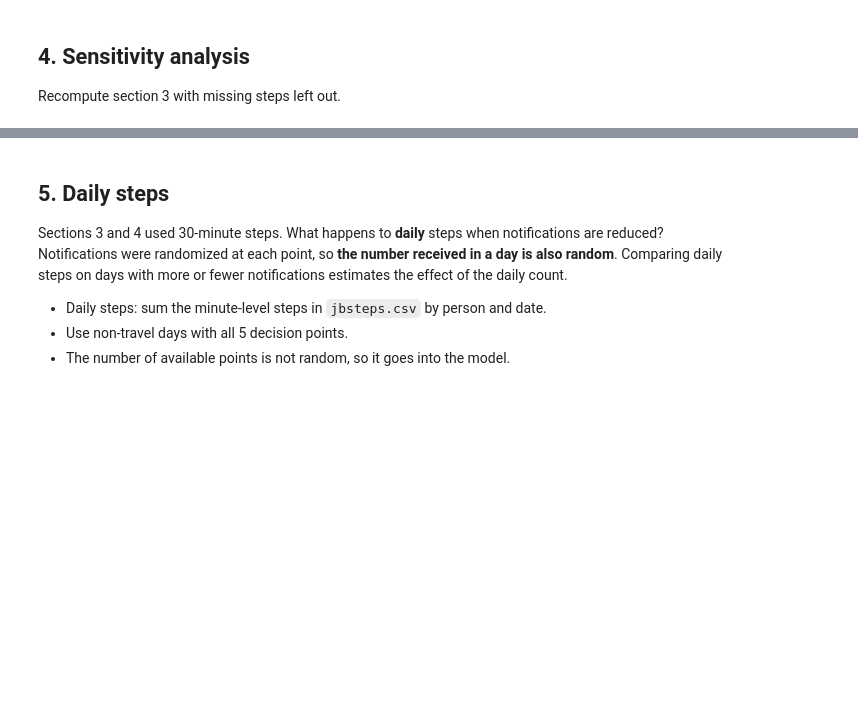
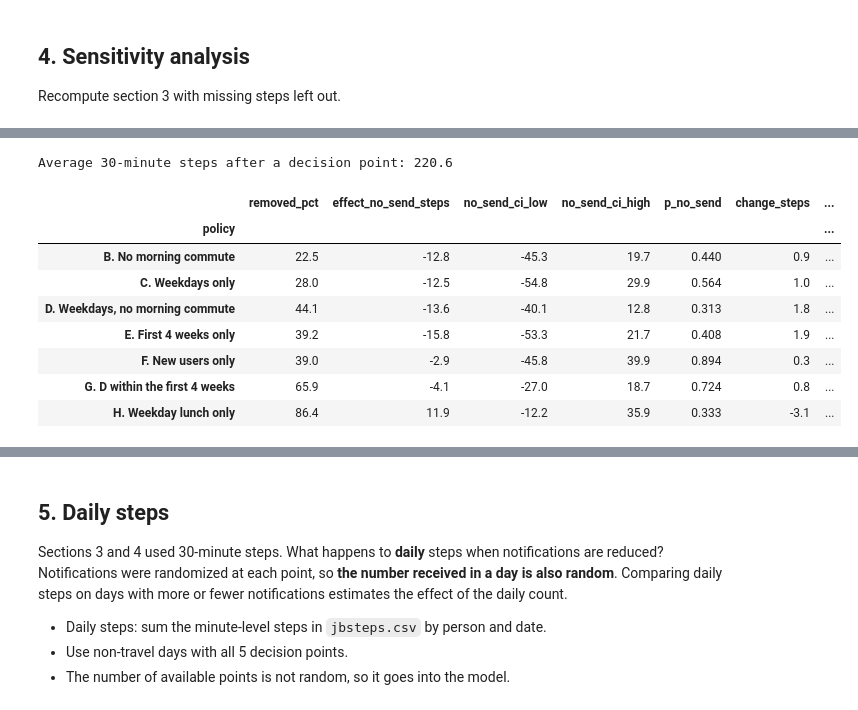
Before and after one commit to hyeonji-kim-data/heartsteps-notification, a Jupyter notebook: notebooks/07_policy.ipynb, the cells around one changed output, grey strips where cells are left out. Drawn from its saved outputs; the diff is of its cells as text; code cells hidden in the pictures; blank space fills up the shorter version.

```diff
--- a/notebooks/07_policy.ipynb
+++ b/notebooks/07_policy.ipynb
@@ -255,0 +260,37 @@ pd.DataFrame({
+# %%
+MEAN_STEPS = sample["steps_post30_zero"].mean()   # average 30-minute steps after a decision point, current policy
+
+
+def policy_effect_steps(name, send):
+    removed = 1 - send.mean()
+    at_no_send = fit_gee("steps_post30_zero ~ steps_pre30_zero + active", walk_vs_none[~send]).loc["active"]
+    # the minus sign swaps the confidence limits, as in policy_effect
+    change = -removed * WALK_PROB * at_no_send[["estimate", "ci_high", "ci_low"]].to_numpy()
+    return {
+        "policy": name,
+        "removed_pct": round(removed * 100, 1),
+        "effect_no_send_steps": round(at_no_send["estimate"], 1),
+        "no_send_ci_low": round(at_no_send["ci_low"], 1),
+        "no_send_ci_high": round(at_no_send["ci_high"], 1),
+        "p_no_send": at_no_send["p_value"],
+        "change_steps": round(change[0], 1),
+        "change_pct_of_mean": round(change[0] / MEAN_STEPS * 100, 1),
+        "change_pct_ci_low": round(change[1] / MEAN_STEPS * 100, 1),
+        "change_pct_ci_high": round(change[2] / MEAN_STEPS * 100, 1),
+    }
+
+
+print(f"Average 30-minute steps after a decision point: {MEAN_STEPS:.1f}")
+steps_scale = pd.DataFrame([policy_effect_steps(name, send) for name, send in policies.items()]).set_index("policy")
+steps_scale
+# %% [output]
+Average 30-minute steps after a decision point: 220.6
+|  | removed_pct | effect_no_send_steps | no_send_ci_low | no_send_ci_high | p_no_send | change_steps | ... |
+| policy |  |  |  |  |  |  | ... |
+| B. No morning commute | 22.5 | -12.8 | -45.3 | 19.7 | 0.440 | 0.9 | ... |
+| C. Weekdays only | 28.0 | -12.5 | -54.8 | 29.9 | 0.564 | 1.0 | ... |
+| D. Weekdays, no morning commute | 44.1 | -13.6 | -40.1 | 12.8 | 0.313 | 1.8 | ... |
+| E. First 4 weeks only | 39.2 | -15.8 | -53.3 | 21.7 | 0.408 | 1.9 | ... |
+| F. New users only | 39.0 | -2.9 | -45.8 | 39.9 | 0.894 | 0.3 | ... |
+| G. D within the first 4 weeks | 65.9 | -4.1 | -27.0 | 18.7 | 0.724 | 0.8 | ... |
+| H. Weekday lunch only | 86.4 | 11.9 | -12.2 | 35.9 | 0.333 | -3.1 | ... |
```
Also changed, not shown: parts of 9 cells of this notebook.
